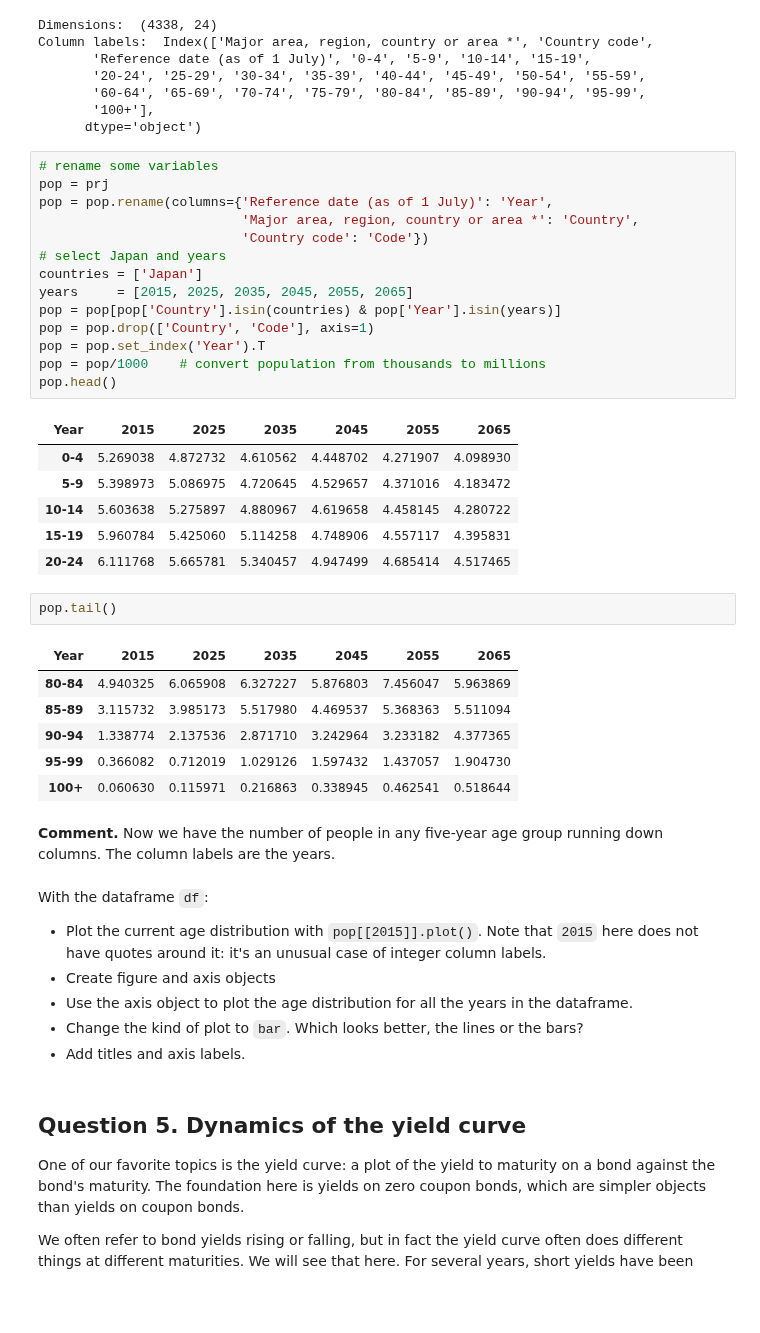
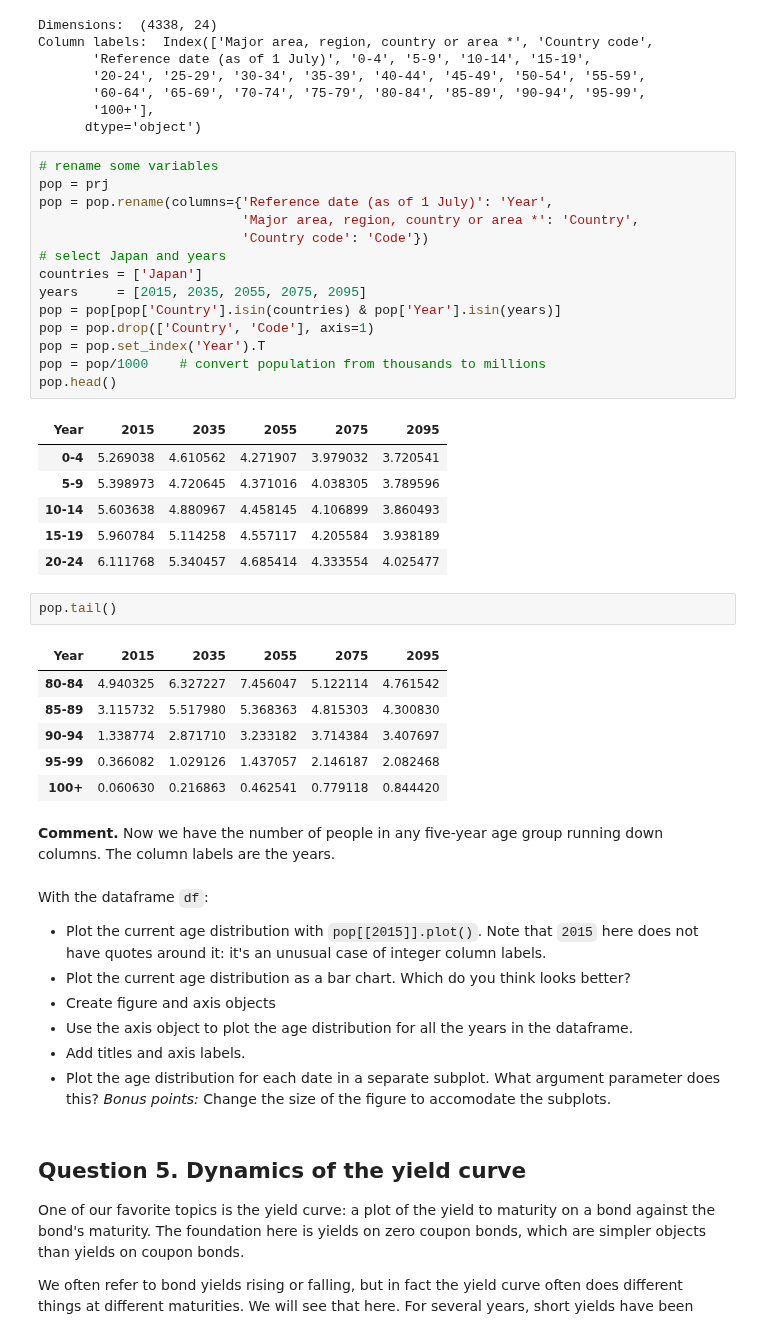
Before and after one commit to DaveBackus/Data_Bootcamp, a Jupyter notebook: Code/IPython/bootcamp_practice_a.ipynb, the cells around one changed output. Saved outputs shown, nothing was run; the diff lists cells and outputs as text; blank space fills up the shorter version.

```diff
--- a/Code/IPython/bootcamp_practice_a.ipynb
+++ b/Code/IPython/bootcamp_practice_a.ipynb
@@ -150,43 +148,44 @@ Column labels:  Index(['Major area, region, country or area *', 'Country code',
 # %%
 # rename some variables
 pop = prj
 pop = pop.rename(columns={'Reference date (as of 1 July)': 'Year',
                           'Major area, region, country or area *': 'Country',
                           'Country code': 'Code'})
 # select Japan and years
 countries = ['Japan']
-years     = [2015, 2025, 2035, 2045, 2055, 2065]
+years     = [2015, 2035, 2055, 2075, 2095]
 pop = pop[pop['Country'].isin(countries) & pop['Year'].isin(years)]
 pop = pop.drop(['Country', 'Code'], axis=1)
 pop = pop.set_index('Year').T
 pop = pop/1000    # convert population from thousands to millions
 pop.head()
 # %% [output]
-| Year | 2015 | 2025 | 2035 | 2045 | 2055 | 2065 |
-| 0-4 | 5.269038 | 4.872732 | 4.610562 | 4.448702 | 4.271907 | 4.098930 |
-| 5-9 | 5.398973 | 5.086975 | 4.720645 | 4.529657 | 4.371016 | 4.183472 |
-| 10-14 | 5.603638 | 5.275897 | 4.880967 | 4.619658 | 4.458145 | 4.280722 |
-| 15-19 | 5.960784 | 5.425060 | 5.114258 | 4.748906 | 4.557117 | 4.395831 |
-| 20-24 | 6.111768 | 5.665781 | 5.340457 | 4.947499 | 4.685414 | 4.517465 |
+| Year | 2015 | 2035 | 2055 | 2075 | 2095 |
+| 0-4 | 5.269038 | 4.610562 | 4.271907 | 3.979032 | 3.720541 |
+| 5-9 | 5.398973 | 4.720645 | 4.371016 | 4.038305 | 3.789596 |
+| 10-14 | 5.603638 | 4.880967 | 4.458145 | 4.106899 | 3.860493 |
+| 15-19 | 5.960784 | 5.114258 | 4.557117 | 4.205584 | 3.938189 |
+| 20-24 | 6.111768 | 5.340457 | 4.685414 | 4.333554 | 4.025477 |
 # %%
 pop.tail()
 # %% [output]
-| Year | 2015 | 2025 | 2035 | 2045 | 2055 | 2065 |
-| 80-84 | 4.940325 | 6.065908 | 6.327227 | 5.876803 | 7.456047 | 5.963869 |
-| 85-89 | 3.115732 | 3.985173 | 5.517980 | 4.469537 | 5.368363 | 5.511094 |
-| 90-94 | 1.338774 | 2.137536 | 2.871710 | 3.242964 | 3.233182 | 4.377365 |
-| 95-99 | 0.366082 | 0.712019 | 1.029126 | 1.597432 | 1.437057 | 1.904730 |
-| 100+ | 0.060630 | 0.115971 | 0.216863 | 0.338945 | 0.462541 | 0.518644 |
+| Year | 2015 | 2035 | 2055 | 2075 | 2095 |
+| 80-84 | 4.940325 | 6.327227 | 7.456047 | 5.122114 | 4.761542 |
+| 85-89 | 3.115732 | 5.517980 | 5.368363 | 4.815303 | 4.300830 |
+| 90-94 | 1.338774 | 2.871710 | 3.233182 | 3.714384 | 3.407697 |
+| 95-99 | 0.366082 | 1.029126 | 1.437057 | 2.146187 | 2.082468 |
+| 100+ | 0.060630 | 0.216863 | 0.462541 | 0.779118 | 0.844420 |
 # %% [markdown]
 **Comment.** Now we have the number of people in any five-year age group running down columns.  The column labels are the years.
 # %% [markdown]
 With the dataframe `df`:
 
 * Plot the current age distribution with `pop[[2015]].plot()`.  Note that `2015` here does not have quotes around it:  it's an unusual case of integer column labels.
+* Plot the current age distribution as a bar chart.  Which do you think looks better?
 * Create figure and axis objects
 * Use the axis object to plot the age distribution for all the years in the dataframe.
-* Change the kind of plot to `bar`.  Which looks better, the lines or the bars?
 * Add titles and axis labels.
+* Plot the age distribution for each date in a separate subplot.  What argument parameter does this?  *Bonus points:* Change the size of the figure to accomodate the subplots.
 # %% [markdown]
 ## Question 5.  Dynamics of the yield curve
 
```
Also changed, not shown: parts of 2 cells of this notebook.
